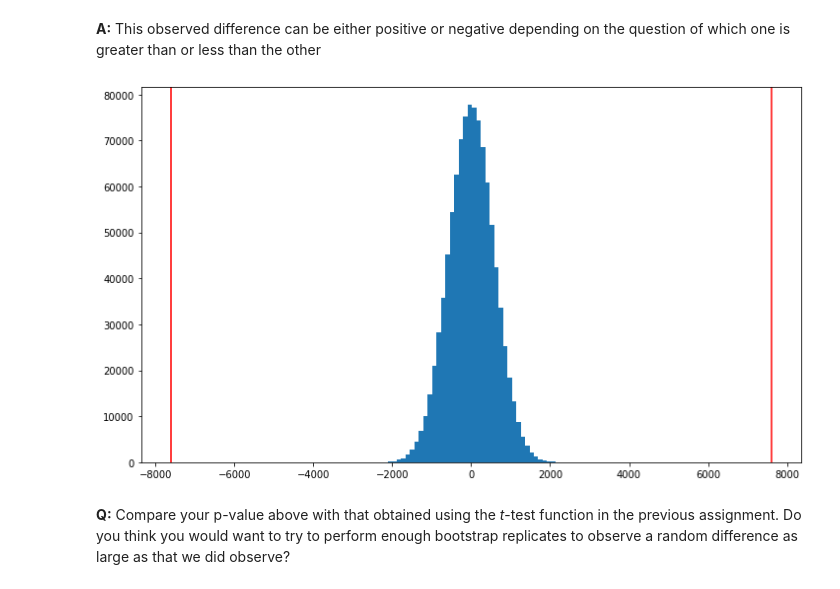
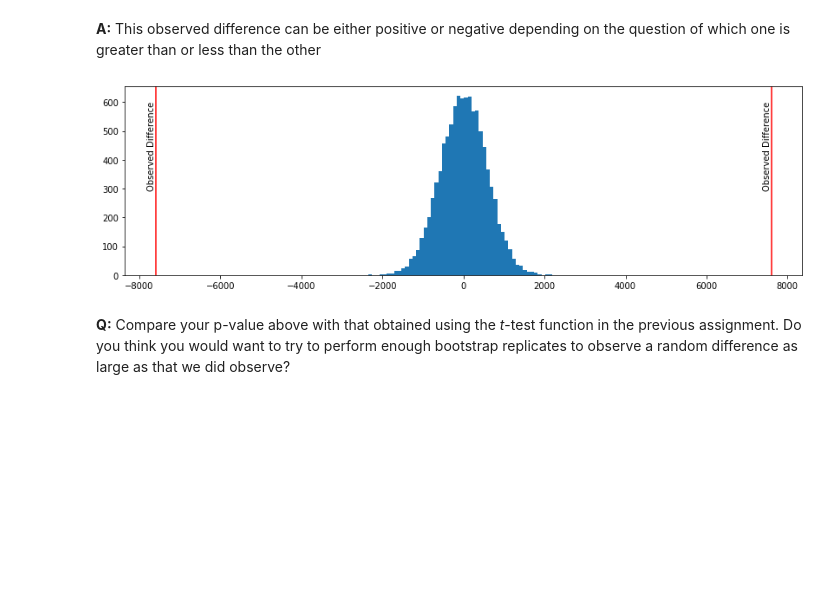
Before and after one commit to sam-cannon/Springboard, a Jupyter notebook: inferential_statistics_2-Q.ipynb, the cells around one changed output. Cells and saved outputs as stored; diff of their text form; code cells hidden in the pictures; blank space fills up the shorter version.

```diff
--- a/inferential_statistics_2-Q.ipynb
+++ b/inferential_statistics_2-Q.ipynb
@@ -142,24 +146,16 @@ insurance_shifted = insurance - np.mean(insurance) + mean_charges
 no_insurance_shifted = no_insurance - np.mean(no_insurance) + mean_charges
 
 #compute 10000 bootstrap replicates (increased to 1000000 to show how many replicates you would need to compute to get values as large/small)
-bs_replicates_insurance = draw_bs_reps(insurance_shifted, np.mean, 1000000)
-bs_replicates_no_insurance = draw_bs_reps(no_insurance_shifted, np.mean, 1000000)
+bs_replicates_insurance = draw_bs_reps(insurance_shifted, np.mean, 10000)
+bs_replicates_no_insurance = draw_bs_reps(no_insurance_shifted, np.mean, 10000)
 
 #get replicates of difference between means
 bs_replicates =  bs_replicates_no_insurance - bs_replicates_insurance
 
 
 #get empirical diff of means
-def diff_of_means(data_1, data_2):
-    """Difference in means of two arrays."""
-
-    # The difference of means of data_1, data_2: diff
-    diff = np.mean(data_1) - np.mean(data_2)
-
-    return diff
-
 # Compute difference of mean impact force from experiment: empirical_diff_means
-empirical_diff_means = diff_of_means(insurance, no_insurance)
+empirical_diff_means = np.mean(insurance) - np.mean(no_insurance)
 
 #compute p value, it is so small it can't be rendered here
 p = np.sum(bs_replicates >= empirical_diff_means) / len(bs_replicates)
@@ -171,5 +167,6 @@ def display(x):
     temp = str(decimal.Decimal(str(x) + '0' * digits))
     return temp[:temp.find('.') + digits + 1]
 
+print(np.percentile(bs_replicates, [2.5, 97.5]))
 display(p)
 # %% [output]
@@ -179,12 +177,14 @@ __Q:__ To put the above result in perspective, plot the histogram of your bootst
 # %% [markdown]
 __A:__ This observed difference can be either positive or negative depending on the question of which one is greater than or less than the other
 # %%
-plt.figure(figsize = (12, 7))
+plt.figure(figsize = (14, 4))
 plt.hist(bs_replicates, bins = 50, histtype = 'stepfilled')
 plt.axvline(empirical_diff_means, color='r');
-plt.axvline(-empirical_diff_means, color='r');
+plt.axvline(-empirical_diff_means, color='r')
+plt.text(empirical_diff_means-200, 300, 'Observed Difference', rotation=90)
+plt.text((empirical_diff_means*-1)-200, 300, 'Observed Difference', rotation=90);
 # %% [output]
-[figure, old version]
+[figure, new version]
 # %% [markdown]
 __Q:__ Compare your p-value above with that obtained using the _t_-test function in the previous assignment. Do you think you would want to try to perform enough bootstrap replicates to observe a random difference as large as that we did observe?
 # %% [markdown]
```
Also changed, not shown: parts of 4 cells of this notebook.
